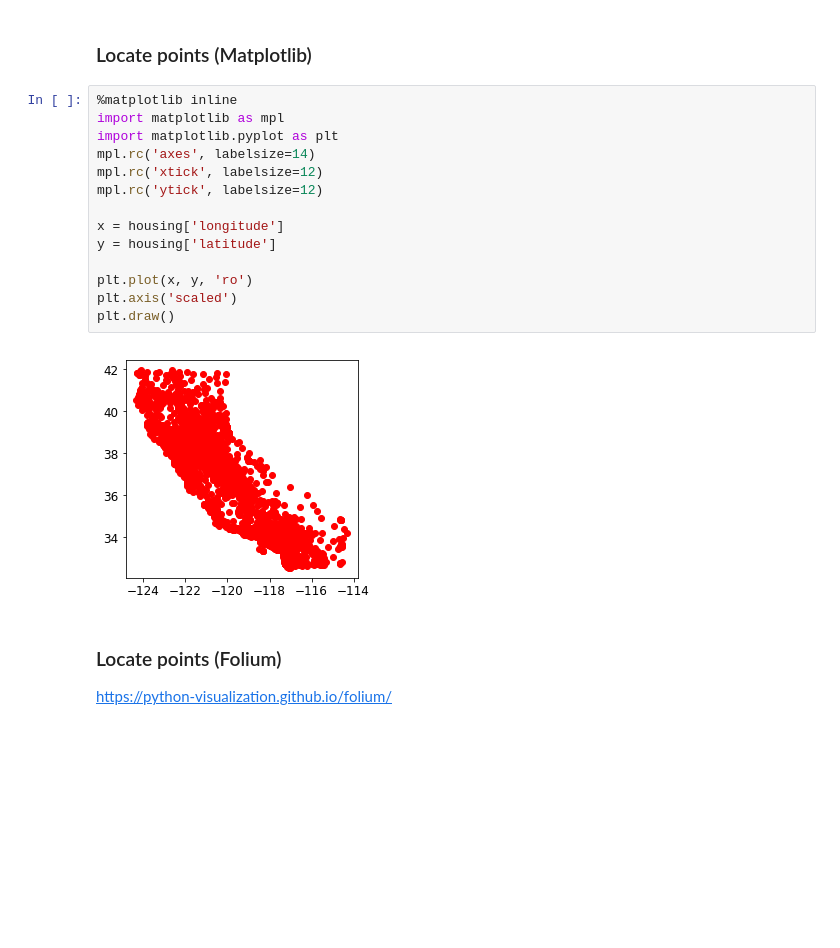
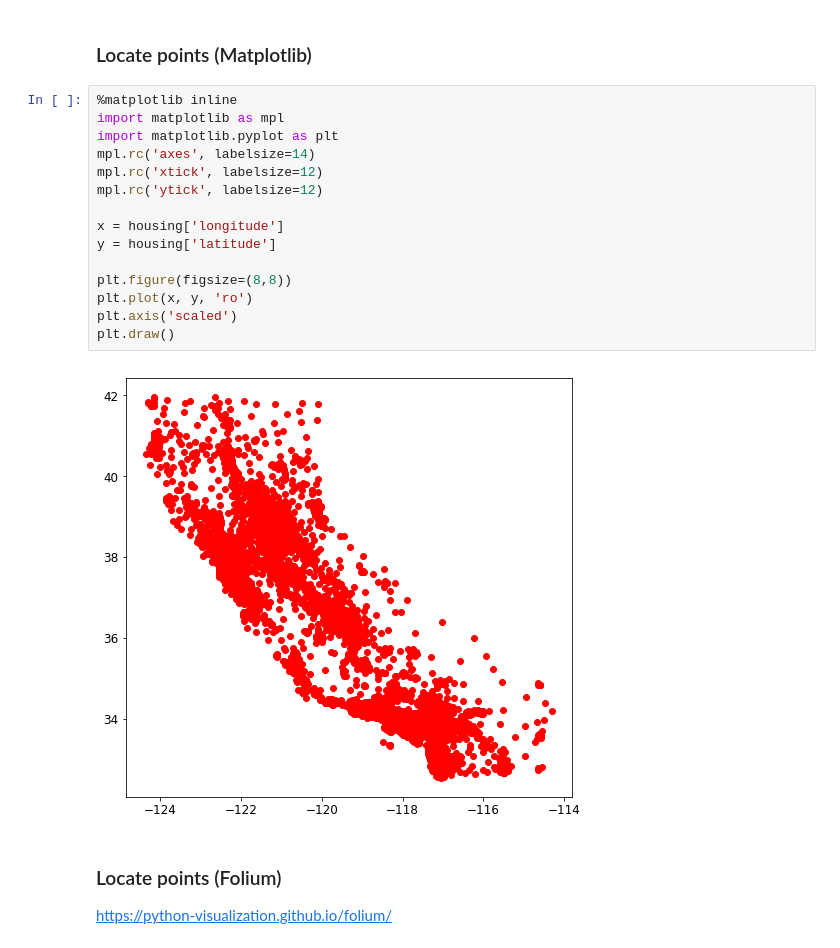
Before and after one commit to rodrigodub/mlbook, a Jupyter notebook: Housing.ipynb, the cells around one changed output. Drawn from its saved outputs; the diff is of its cells as text; blank space fills up the shorter version.

```diff
--- a/Housing.ipynb
+++ b/Housing.ipynb
@@ -66,19 +133,20 @@ MapView(layout=Layout(height='400px', width='100%'))
 # %%
 %matplotlib inline
 import matplotlib as mpl
 import matplotlib.pyplot as plt
 mpl.rc('axes', labelsize=14)
 mpl.rc('xtick', labelsize=12)
 mpl.rc('ytick', labelsize=12)
 
 x = housing['longitude']
 y = housing['latitude']
 
+plt.figure(figsize=(8,8))
 plt.plot(x, y, 'ro')
 plt.axis('scaled')
 plt.draw()
 # %% [output]
-[figure, old version]
+[figure, new version]
 # %% [markdown]
 ### Locate points (Folium)
 https://python-visualization.github.io/folium/
```
Also changed, not shown: parts of 22 cells of this notebook, 55 other files.
